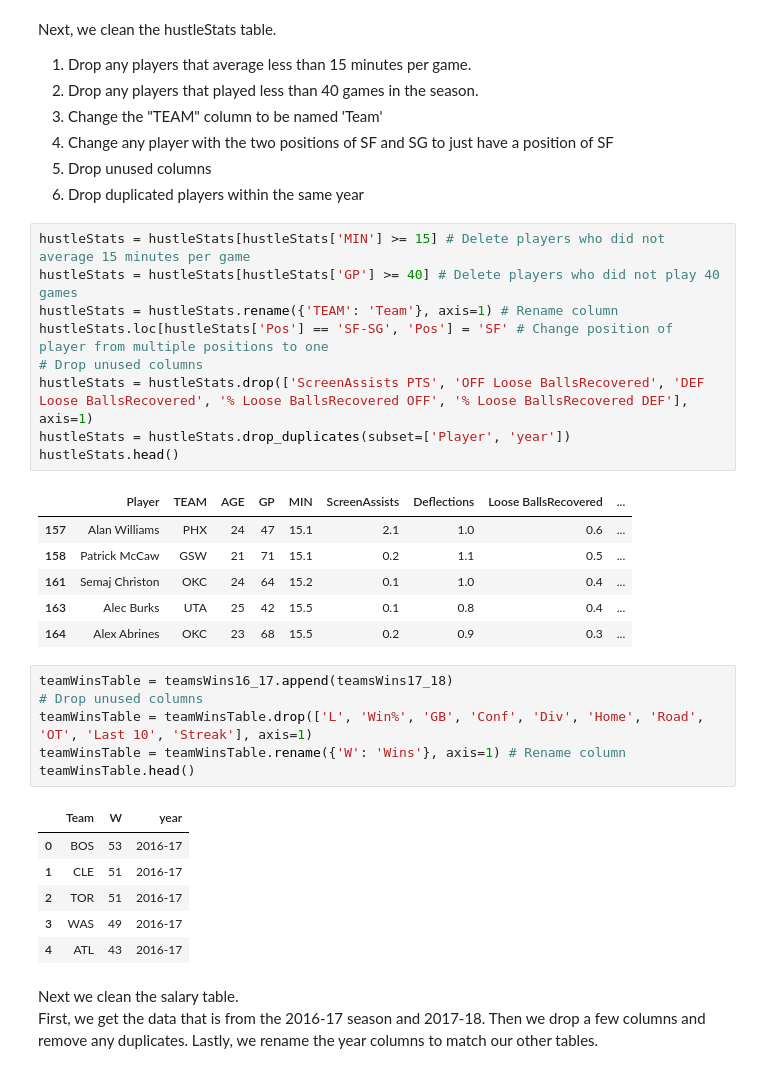
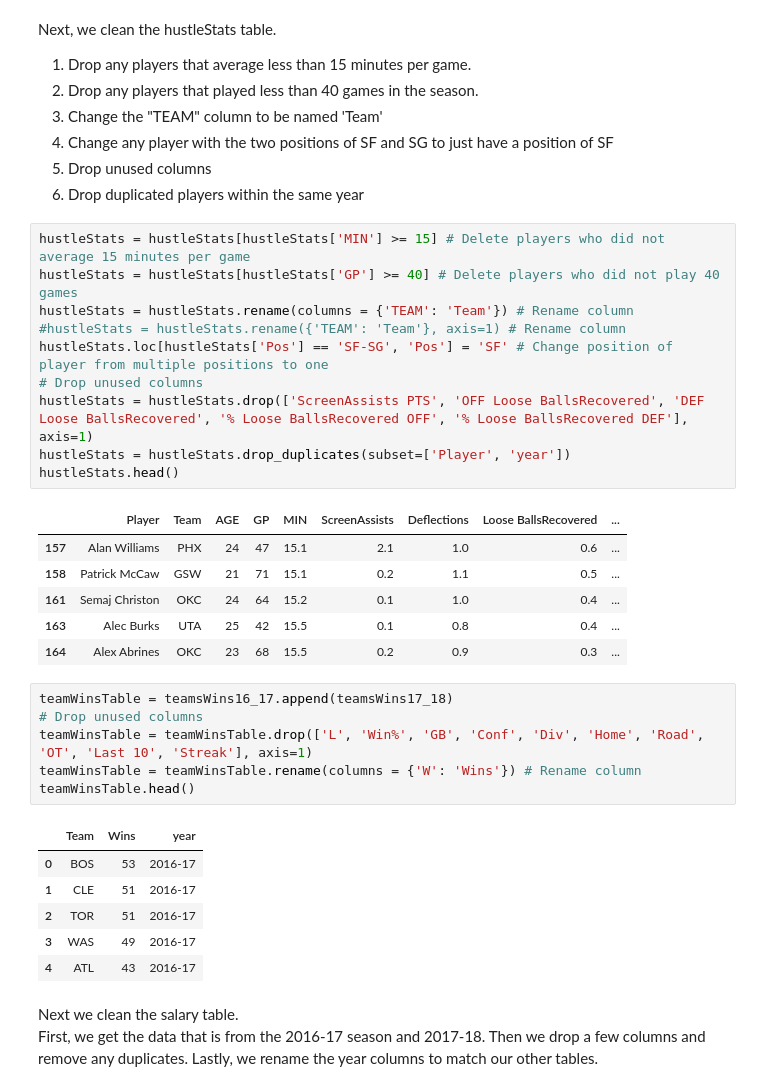
Before and after one commit to yairfax/CMSC320-final-project, a Jupyter notebook: Final Project.ipynb, the cells around one changed output. Cells and saved outputs as stored; diff of their text form.

```diff
--- a/Final Project.ipynb
+++ b/Final Project.ipynb
@@ -278,14 +278,15 @@ Next, we clean the hustleStats table.
 # %%
 hustleStats = hustleStats[hustleStats['MIN'] >= 15] # Delete players who did not average 15 minutes per game
 hustleStats = hustleStats[hustleStats['GP'] >= 40] # Delete players who did not play 40 games
-hustleStats = hustleStats.rename({'TEAM': 'Team'}, axis=1) # Rename column
+hustleStats = hustleStats.rename(columns = {'TEAM': 'Team'}) # Rename column
+#hustleStats = hustleStats.rename({'TEAM': 'Team'}, axis=1) # Rename column
 hustleStats.loc[hustleStats['Pos'] == 'SF-SG', 'Pos'] = 'SF' # Change position of player from multiple positions to one
 # Drop unused columns
 hustleStats = hustleStats.drop(['ScreenAssists PTS', 'OFF Loose BallsRecovered', 'DEF Loose BallsRecovered', '% Loose BallsRecovered OFF', '% Loose BallsRecovered DEF'], axis=1)
 hustleStats = hustleStats.drop_duplicates(subset=['Player', 'year'])
 hustleStats.head()
 # %% [output]
-|  | Player | TEAM | AGE | GP | MIN | ScreenAssists | Deflections | Loose BallsRecovered | ... |
+|  | Player | Team | AGE | GP | MIN | ScreenAssists | Deflections | Loose BallsRecovered | ... |
 | 157 | Alan Williams | PHX | 24 | 47 | 15.1 | 2.1 | 1.0 | 0.6 | ... |
 | 158 | Patrick McCaw | GSW | 21 | 71 | 15.1 | 0.2 | 1.1 | 0.5 | ... |
 | 161 | Semaj Christon | OKC | 24 | 64 | 15.2 | 0.1 | 1.0 | 0.4 | ... |
@@ -295,10 +296,10 @@ hustleStats.head()
 teamWinsTable = teamsWins16_17.append(teamsWins17_18)
 # Drop unused columns
 teamWinsTable = teamWinsTable.drop(['L', 'Win%', 'GB', 'Conf', 'Div', 'Home', 'Road', 'OT', 'Last 10', 'Streak'], axis=1)
-teamWinsTable = teamWinsTable.rename({'W': 'Wins'}, axis=1) # Rename column
+teamWinsTable = teamWinsTable.rename(columns = {'W': 'Wins'}) # Rename column
 teamWinsTable.head()
 # %% [output]
-|  | Team | W | year |
+|  | Team | Wins | year |
 | 0 | BOS | 53 | 2016-17 |
 | 1 | CLE | 51 | 2016-17 |
 | 2 | TOR | 51 | 2016-17 |
```
Also changed, not shown: parts of 13 cells of this notebook.
